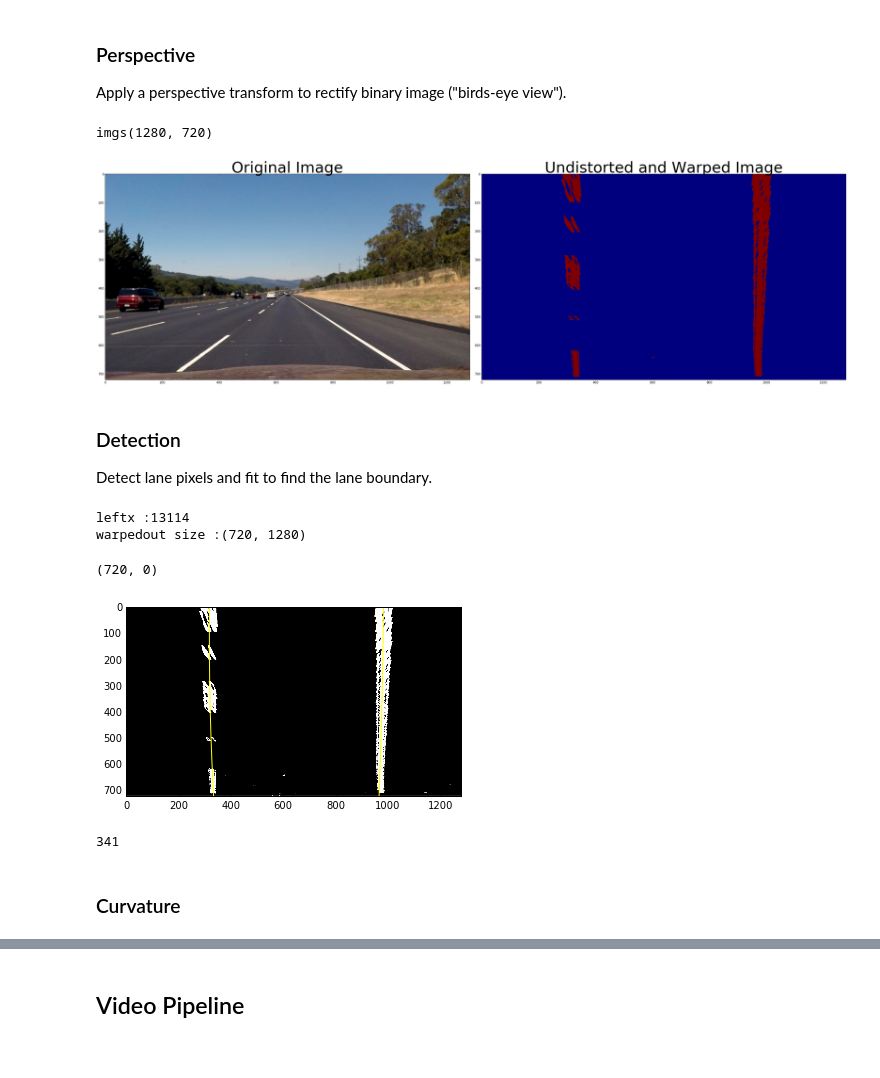
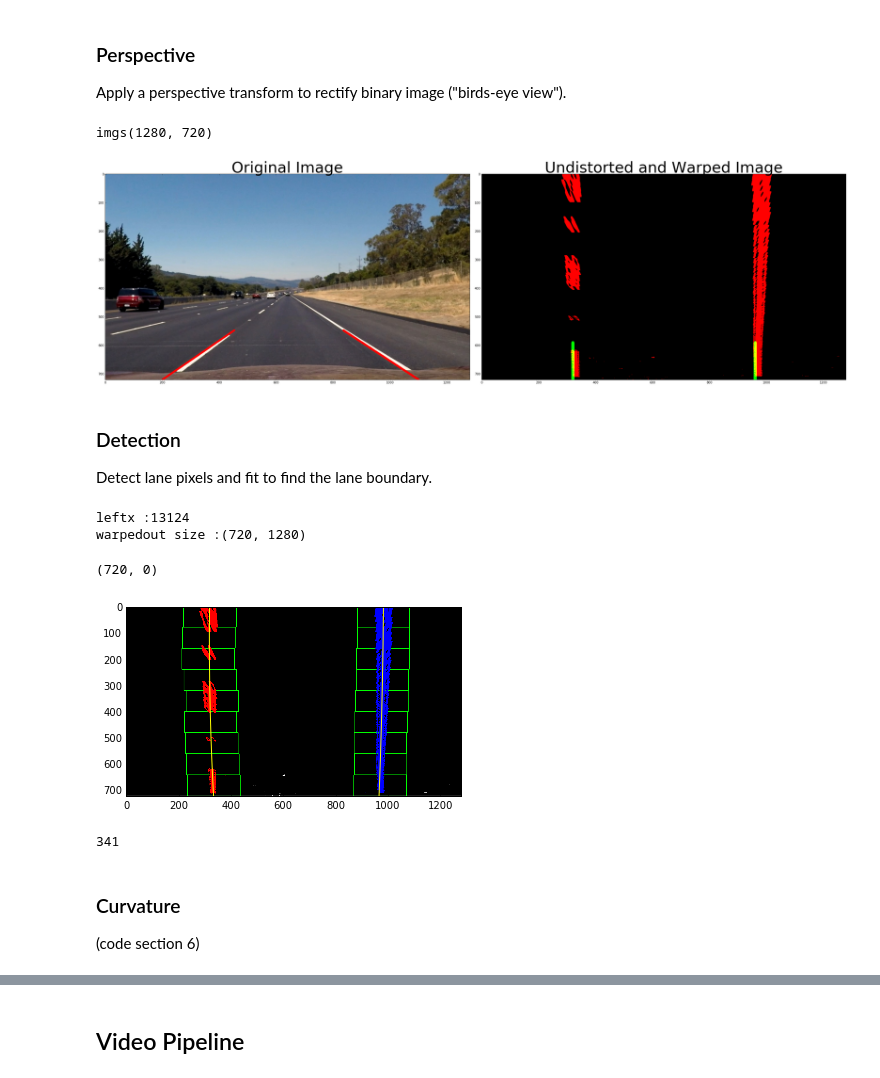
Before and after one commit to seanjmcm/adLaneLines, a Jupyter notebook: adLane.ipynb, the cells around one changed output, grey strips where cells are left out. Saved outputs shown, nothing was run; the diff lists cells and outputs as text; code cells hidden in the pictures.

```diff
--- a/adLane.ipynb
+++ b/adLane.ipynb
@@ -129,8 +129,6 @@ plt.savefig('Thresh_bin.png')
 
 Apply a perspective transform to rectify binary image ("birds-eye view").
 # %%
-
-
 def scene_unwarp(img, src, dst):
 
 
@@ -139,45 +137,53 @@ def scene_unwarp(img, src, dst):
 
         img_size = (img.shape[1], img.shape[0])
         #img_size = (794,238)
         print("imgs" +str(img_size))
         M = cv2.getPerspectiveTransform(src, dst)
         Minv = cv2.getPerspectiveTransform(dst, src)
-        #Lines
-
-
-
         # Warp the image using OpenCV warpPerspective()
         warped = cv2.warpPerspective(img, M, img_size, flags=cv2.INTER_LINEAR)
-
 
     # Return the resulting image and matrix
     return warped, M, Minv
 
 #src = np.float32([[722, 453], [1060, 640],[266, 640],[561,453]])
 
 #dist = np.float32([[891, 420],[891, 640] ,[413, 640], [413,420]])
 
 w,h = 1280,720
 x,y = 0.5*w, 0.8*h
-src = np.float32([[200./1280*w,720./720*h],  [453./1280*w,547./720*h],[835./1280*w,547./720*h],[1100./1280*w,720./720*h]])
-dist = np.float32([[(w-x)/2.,h], [(w-x)/2.,0.82*h],  [(w+x)/2.,0.82*h],[(w+x)/2.,h]])
+src = np.float32([[200.,720.],  [453.,547.],[835.,547.],[1100.,720.]])
+dist = np.float32([[320.,720.], [320., 590.5],  [960.,590.5],[960.,720.]])
 #print(src)
 
+warpedout = []
+
 warpedout, Mo, Minv = scene_unwarp(thresh_bin, src, dist)
-#undistline = cv2.line(undist,tuple(src[0]),(625,426),(255,0,0),5)
-#undistline = cv2.line(undistline,tuple(src[2]),(654,425),(255,0,0),5)
+
+lines = np.zeros_like(warpedout)
+warpedoutLine= np.zeros_like(warpedout)
+
+
+warpedoutL = cv2.line(lines,tuple(dist[0]),tuple(dist[1]),1,10)
+warpedoutL = cv2.line(lines,tuple(dist[2]),tuple(dist[3]),1,10)
+
+#warpedoutLine[(warpedoutL == 1) | (warpedout == 1) ] = 1
+color_binary = np.uint8(np.dstack(( warpedout, warpedoutL,np.zeros_like(warpedoutL))) * 255)
+
+undistline = cv2.line(undist,tuple(src[0]),tuple(src[1]),(255,0,0),5)
+undistline = cv2.line(undistline,tuple(src[2]),tuple(src[3]),(255,0,0),5)
 #warpLine, MoLine, MinvLine = scene_unwarp(undistline, src, dist)
 
 f, (ax1, ax2) = plt.subplots(1, 2, figsize=(34,15))
 f.tight_layout()
-ax1.imshow(undist)
+ax1.imshow(undistline,cmap='gray')
 ax1.set_title('Original Image', fontsize=50)
-ax2.imshow(warpedout)
+ax2.imshow(color_binary, cmap='gray')
 ax2.set_title('Undistorted and Warped Image', fontsize=50)
 plt.subplots_adjust(left=0., right=1, top=0.9, bottom=0.)
 # %% [output]
 imgs(1280, 720)
-[figure, old version]
+[figure, new version]
 # %% [markdown]
 ### Detection
 Detect lane pixels and fit to find the lane boundary.
@@ -231,8 +237,8 @@ def detectline(binary_warped):
         win_xright_low = rightx_current - margin
         win_xright_high = rightx_current + margin
         # Draw the windows on the visualization image
-        #cv2.rectangle(out_img,(win_xleft_low,win_y_low),(win_xleft_high,win_y_high),(0,255,0), 2)
-        #cv2.rectangle(out_img,(win_xright_low,win_y_low),(win_xright_high,win_y_high),(0,255,0), 2)
+        cv2.rectangle(out_img,(win_xleft_low,win_y_low),(win_xleft_high,win_y_high),(0,255,0), 2)
+        cv2.rectangle(out_img,(win_xright_low,win_y_low),(win_xright_high,win_y_high),(0,255,0), 2)
         # Identify the nonzero pixels in x and y within the window
         good_left_inds = ((nonzeroy >= win_y_low) & (nonzeroy < win_y_high) &
         (nonzerox >= win_xleft_low) &  (nonzerox < win_xleft_high)).nonzero()[0]
@@ -274,24 +280,25 @@ ploty = np.linspace(0, warpedout.shape[0]-1, warpedout.shape[0] )
 left_fitx = left_fit[0]*ploty**2 + left_fit[1]*ploty + left_fit[2]
 right_fitx = right_fit[0]*ploty**2 + right_fit[1]*ploty + right_fit[2]
 
-#out_img[nonzeroy[left_lane_inds], nonzerox[left_lane_inds]] = [255, 0, 0]
-#out_img[nonzeroy[right_lane_inds], nonzerox[right_lane_inds]] = [0, 0, 255]
+out_img[nonzeroy[left_lane_inds], nonzerox[left_lane_inds]] = [255, 0, 0]
+out_img[nonzeroy[right_lane_inds], nonzerox[right_lane_inds]] = [0, 0, 255]
 plt.imshow(out_img)
 plt.plot(left_fitx, ploty, color='yellow')
 plt.plot(right_fitx, ploty, color='yellow')
 plt.xlim(0, 1280)
 plt.ylim(720, 0)
 # %% [output]
-leftx :13114
+leftx :13124
 warpedout size :(720, 1280)
 (720, 0)
-[figure, old version]
+[figure, new version]
 # %%
 print(leftx[719])
 # %% [output]
 341
 # %% [markdown]
 ### Curvature
+(code section 6)
 # %%
 
 
```
Also changed, not shown: parts of 3 cells of this notebook, 4 other files.
